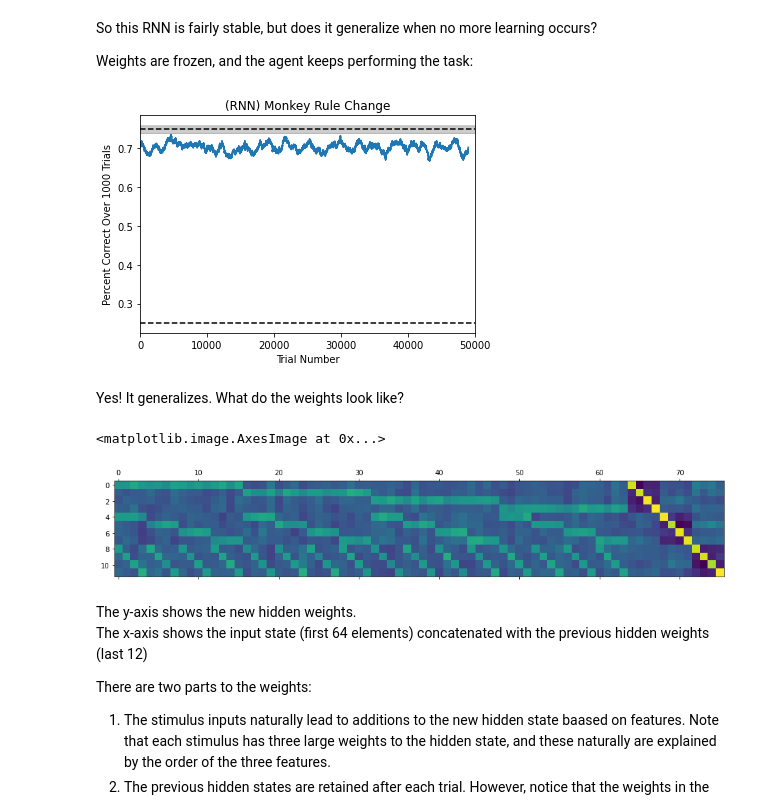
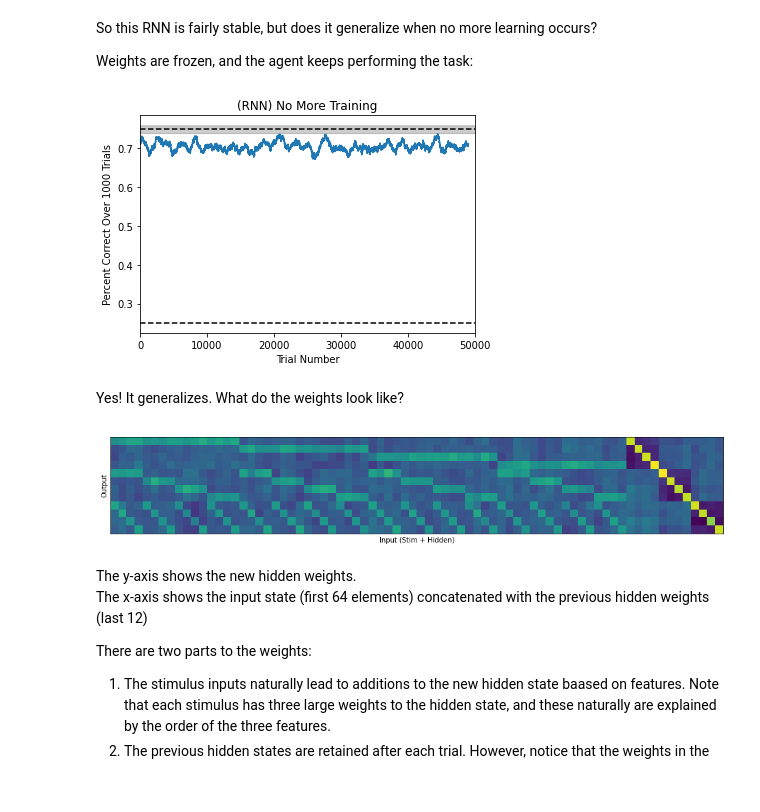
Before and after one commit to DetectiveKiwi/RL-WCST, a Jupyter notebook: RL-WCST-Demo.ipynb, the cells around one changed output. Cells and saved outputs as stored; diff of their text form; code cells hidden in the pictures.

```diff
--- a/RL-WCST-Demo.ipynb
+++ b/RL-WCST-Demo.ipynb
@@ -281,16 +263,19 @@ game_len = 50000
 
 sess, scores = run_rnn_agent(sess, agent, game_len)
 
-plot_scores(scores, 1000, 0.75, 0.01, '(RNN) Monkey Rule Change')
+plot_scores(scores, 1000, 0.75, 0.01, '(RNN) No More Training')
 # %% [output]
-[figure, old version]
+[figure, new version]
 # %% [markdown]
 Yes! It generalizes. What do the weights look like?
 # %%
 plt.matshow(agent.Q_eval.hh.weight.detach().numpy())
+plt.xticks([])
+plt.yticks([])
+plt.xlabel('Input (Stim + Hidden)')
+_ = plt.ylabel('Output')
 # %% [output]
-<matplotlib.image.AxesImage at 0x...>
-[figure, old version]
+[figure, new version]
 # %% [markdown]
 The y-axis shows the new hidden weights.\
 The x-axis shows the input state (first 64 elements) concatenated with the previous hidden weights (last 12)
```
Also changed, not shown: parts of 39 cells of this notebook.
